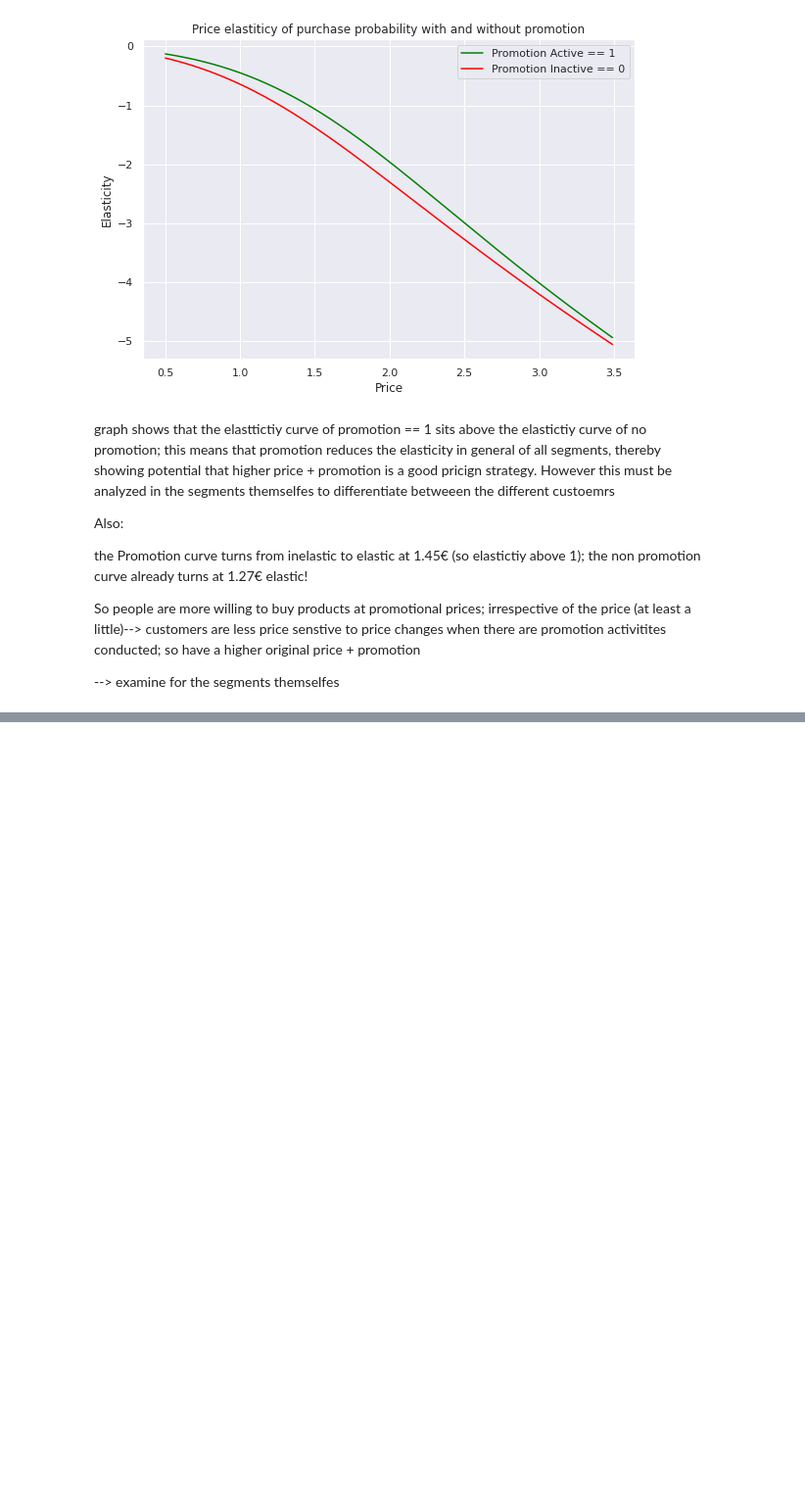
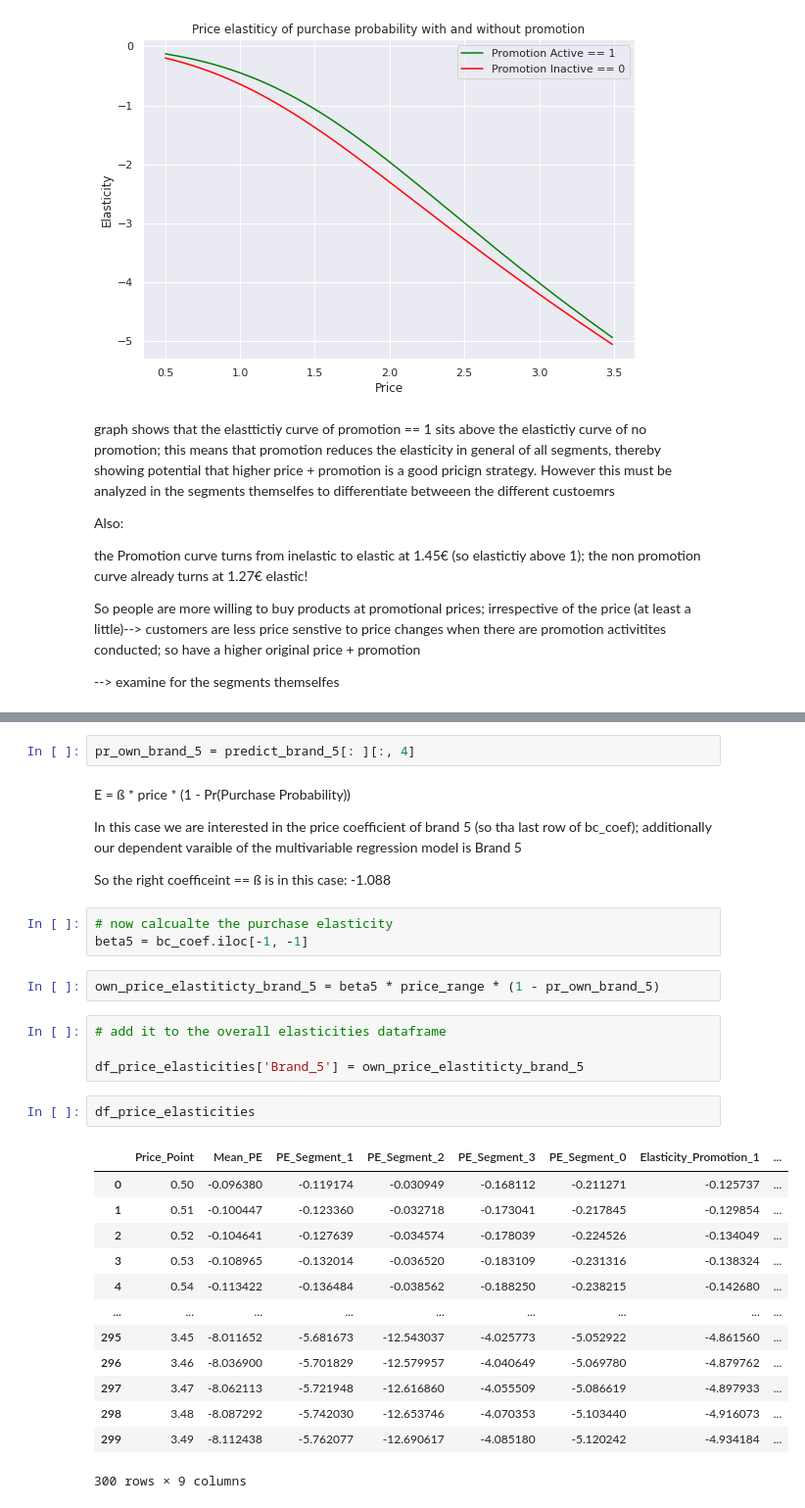
Before and after one commit to AngeloBarisano/customer_analysis_course, a Jupyter notebook: notebooks/Customer_analytics_predictive_analysis.ipynb, the cells around one changed output, grey strips where cells are left out. Shown at 98% size. Drawn from its saved outputs; the diff is of its cells as text; blank space fills up the shorter version.

```diff
--- a/notebooks/Customer_analytics_predictive_analysis.ipynb
+++ b/notebooks/Customer_analytics_predictive_analysis.ipynb
@@ -737,0 +891,33 @@ So people are more willing to buy products at promotional prices; irrespective o
+# %%
+pr_own_brand_5 = predict_brand_5[: ][:, 4]
+# %% [markdown]
+E = ß * price   * (1 - Pr(Purchase Probability))
+
+In this case we are interested in the price coefficient of brand 5 (so tha last row of bc_coef); additionally our dependent varaible of the multivariable regression model is Brand 5
+
+So the right coefficeint == ß is in this case: -1.088
+# %%
+# now calcualte the purchase elasticity
+beta5 = bc_coef.iloc[-1, -1]
+# %%
+own_price_elastiticty_brand_5 = beta5 * price_range * (1 - pr_own_brand_5)
+# %%
+# add it to the overall elasticities dataframe
+
+df_price_elasticities['Brand_5'] = own_price_elastiticty_brand_5
+# %%
+df_price_elasticities
+# %% [output]
+|  | Price_Point | Mean_PE | PE_Segment_1 | PE_Segment_2 | PE_Segment_3 | PE_Segment_0 | Elasticity_Promotion_1 | ... |
+| 0 | 0.50 | -0.096380 | -0.119174 | -0.030949 | -0.168112 | -0.211271 | -0.125737 | ... |
+| 1 | 0.51 | -0.100447 | -0.123360 | -0.032718 | -0.173041 | -0.217845 | -0.129854 | ... |
+| 2 | 0.52 | -0.104641 | -0.127639 | -0.034574 | -0.178039 | -0.224526 | -0.134049 | ... |
+| 3 | 0.53 | -0.108965 | -0.132014 | -0.036520 | -0.183109 | -0.231316 | -0.138324 | ... |
+| 4 | 0.54 | -0.113422 | -0.136484 | -0.038562 | -0.188250 | -0.238215 | -0.142680 | ... |
+| ... | ... | ... | ... | ... | ... | ... | ... | ... |
+| 295 | 3.45 | -8.011652 | -5.681673 | -12.543037 | -4.025773 | -5.052922 | -4.861560 | ... |
+| 296 | 3.46 | -8.036900 | -5.701829 | -12.579957 | -4.040649 | -5.069780 | -4.879762 | ... |
+| 297 | 3.47 | -8.062113 | -5.721948 | -12.616860 | -4.055509 | -5.086619 | -4.897933 | ... |
+| 298 | 3.48 | -8.087292 | -5.742030 | -12.653746 | -4.070353 | -5.103440 | -4.916073 | ... |
+| 299 | 3.49 | -8.112438 | -5.762077 | -12.690617 | -4.085180 | -5.120242 | -4.934184 | ... |
+300 rows × 9 columns
```
Also changed, not shown: parts of 24 cells of this notebook.
